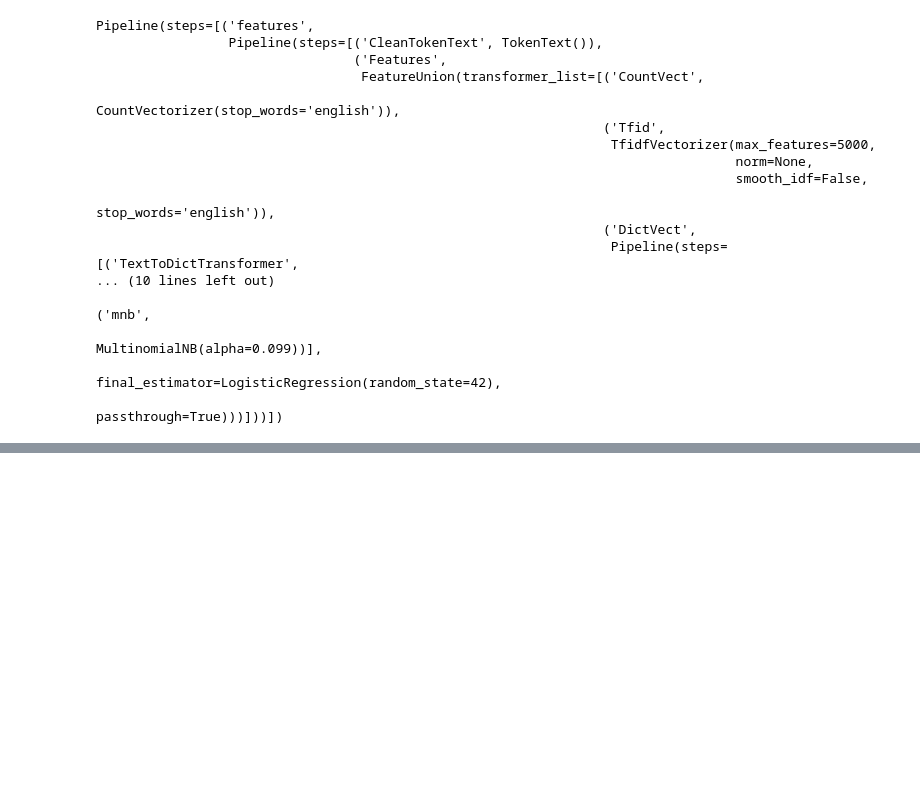
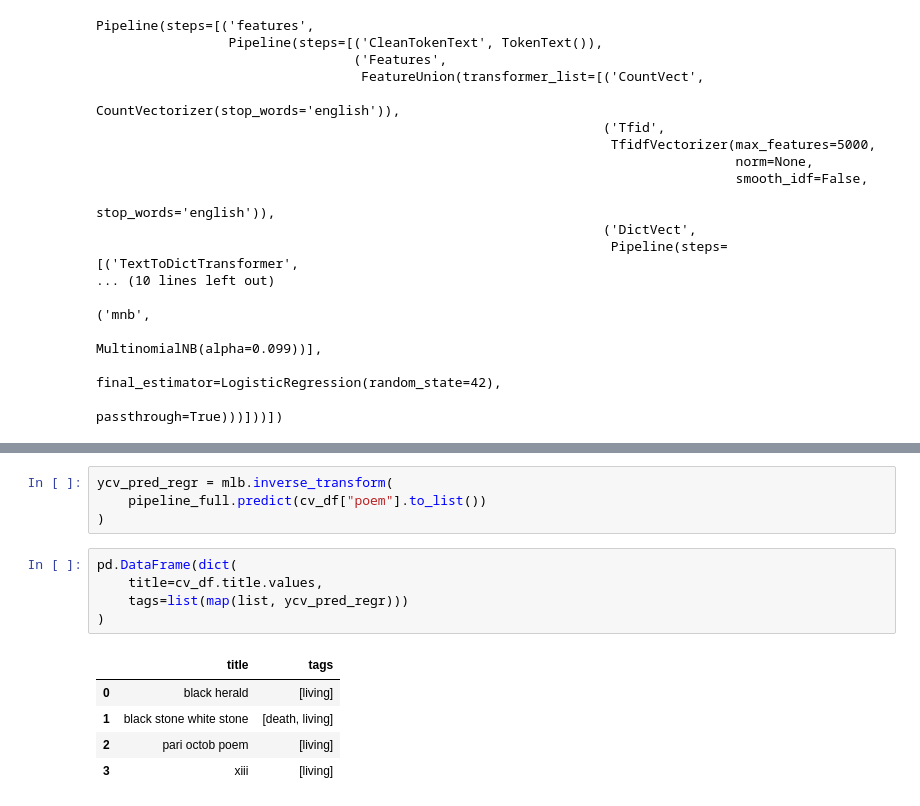
Before and after one commit to HubertRonald/VersoVector, a Jupyter notebook: notebook/03_embeddings_supervised.ipynb, the cells around one changed output, grey strips where cells are left out. Saved outputs shown, nothing was run; the diff lists cells and outputs as text; blank space fills up the shorter version.

```diff
--- a/notebook/03_embeddings_supervised.ipynb
+++ b/notebook/03_embeddings_supervised.ipynb
@@ -312,0 +342,15 @@ pipeline_full.fit(X_train, y_train_poem)
+# %%
+ycv_pred_regr = mlb.inverse_transform(
+    pipeline_full.predict(cv_df["poem"].to_list())
+)
+# %%
+pd.DataFrame(dict(
+    title=cv_df.title.values,
+    tags=list(map(list, ycv_pred_regr)))
+)
+# %% [output]
+|  | title | tags |
+| 0 | black herald | [living] |
+| 1 | black stone white stone | [death, living] |
+| 2 | pari octob poem | [living] |
+| 3 | xiii | [living] |
```
Also changed, not shown: parts of 2 cells of this notebook.
